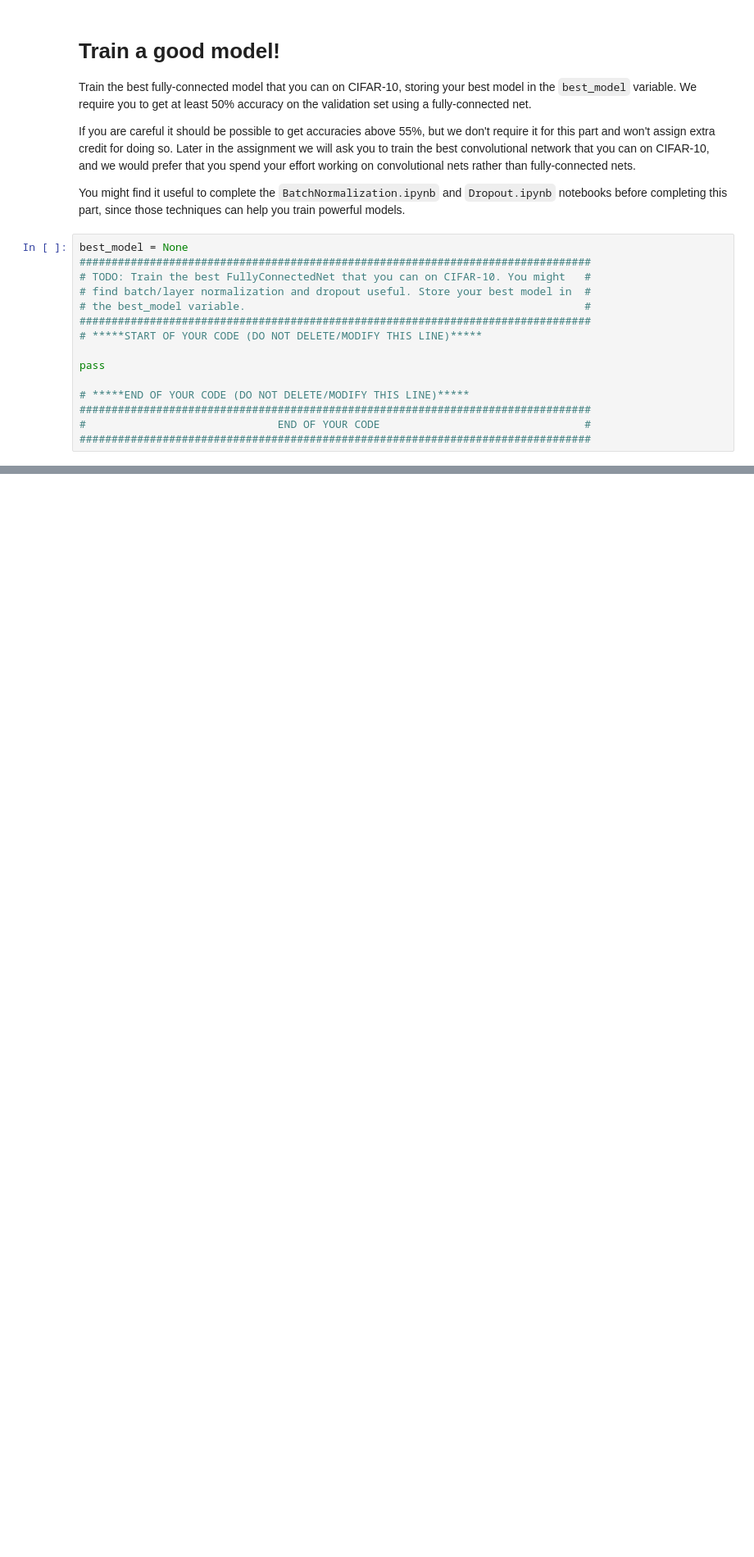
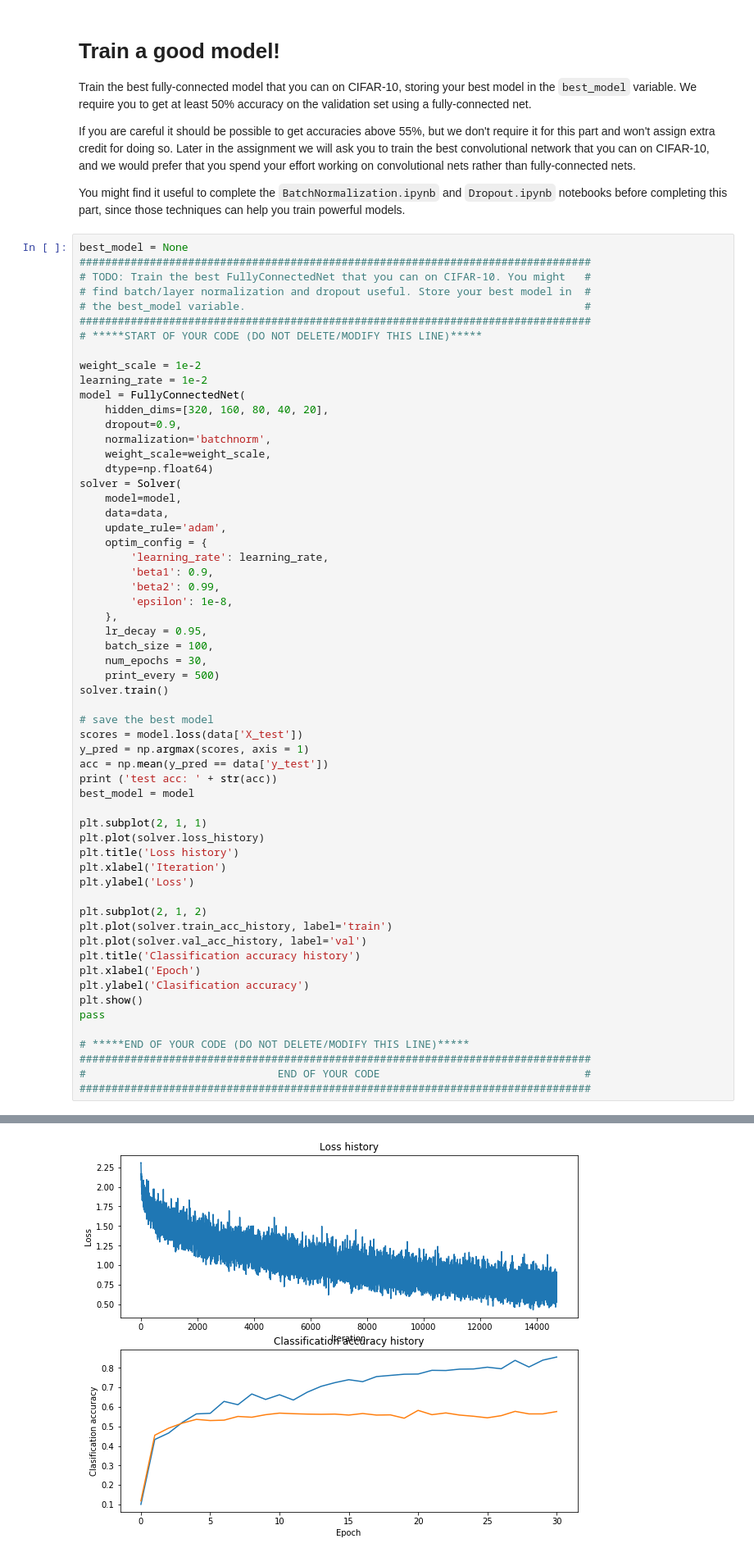
Before and after one commit to jingyangcarl/CS231N, a Jupyter notebook: Assignment2/FullyConnectedNets.ipynb, the cells around one changed output, grey strips where cells are left out. Shown at 82% size. Drawn from its saved outputs; the diff is of its cells as text; blank space fills up the shorter version.

Commit message:
Finish FullyconnectedNets

```diff
--- a/Assignment2/FullyConnectedNets.ipynb
+++ b/Assignment2/FullyConnectedNets.ipynb
@@ -843,9 +843,54 @@ best_model = None
 ################################################################################
 # *****START OF YOUR CODE (DO NOT DELETE/MODIFY THIS LINE)*****
 
+weight_scale = 1e-2
+learning_rate = 1e-2
+model = FullyConnectedNet(
+    hidden_dims=[320, 160, 80, 40, 20],
+    dropout=0.9,
+    normalization='batchnorm',
+    weight_scale=weight_scale,
+    dtype=np.float64)
+solver = Solver(
+    model=model,
+    data=data,
+    update_rule='adam',
+    optim_config = {
+        'learning_rate': learning_rate,
+        'beta1': 0.9,
+        'beta2': 0.99,
+        'epsilon': 1e-8,
+    },
+    lr_decay = 0.95,
+    batch_size = 100,
+    num_epochs = 30,
+    print_every = 500)
+solver.train()
+
+# save the best model
+scores = model.loss(data['X_test'])
+y_pred = np.argmax(scores, axis = 1)
+acc = np.mean(y_pred == data['y_test'])
+print ('test acc: ' + str(acc))
+best_model = model
+
+plt.subplot(2, 1, 1)
+plt.plot(solver.loss_history)
+plt.title('Loss history')
+plt.xlabel('Iteration')
+plt.ylabel('Loss')
+
+plt.subplot(2, 1, 2)
+plt.plot(solver.train_acc_history, label='train')
+plt.plot(solver.val_acc_history, label='val')
+plt.title('Classification accuracy history')
+plt.xlabel('Epoch')
+plt.ylabel('Clasification accuracy')
+plt.show()
 pass
 
 # *****END OF YOUR CODE (DO NOT DELETE/MODIFY THIS LINE)*****
 ################################################################################
 #                              END OF YOUR CODE                                #
 ################################################################################
+# %% [output]
@@ -852,3 +914,4 @@ pass
+[figure, added]
 # %% [markdown]
 # Test your model!
 Run your best model on the validation and test sets. You should achieve above 50% accuracy on the validation set.
```
Also changed, not shown: parts of 6 cells of this notebook.
